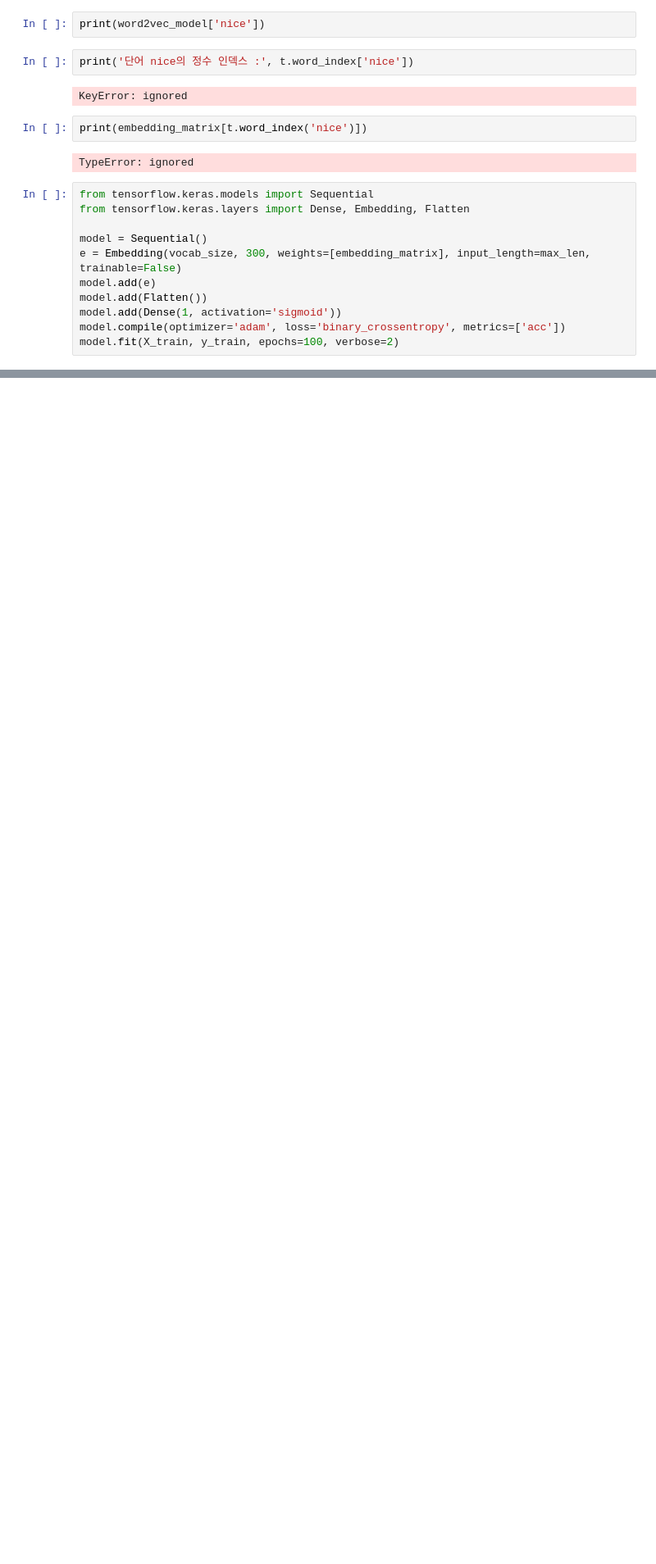
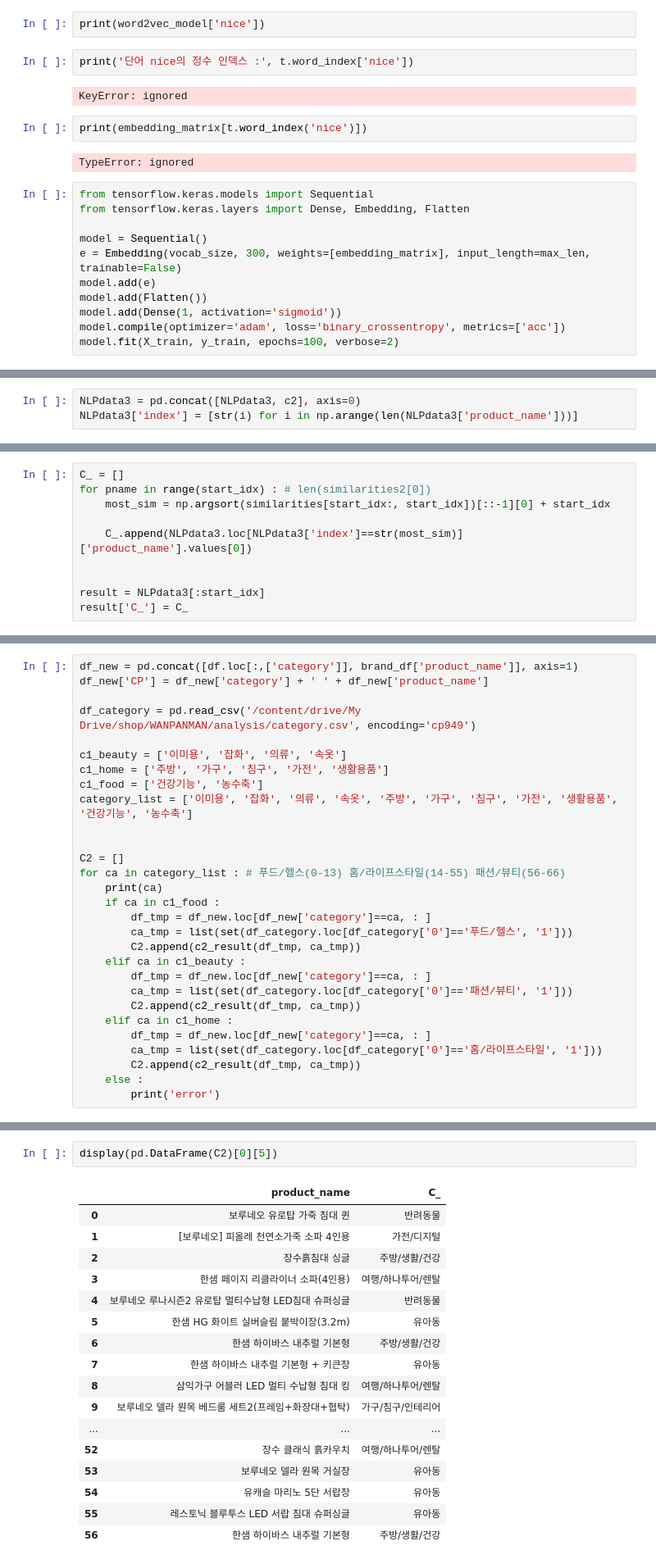
Before and after one commit to shp1204/WANPANMAN, a Jupyter notebook: 카테고리화DOC2VEC.ipynb, the cells around one changed output, grey strips where cells are left out. Shown at 82% size. Drawn from its saved outputs; the diff is of its cells as text; blank space fills up the shorter version.

```diff
--- a/카테고리화DOC2VEC.ipynb
+++ b/카테고리화DOC2VEC.ipynb
@@ -1205,0 +1298,3 @@ model.fit(X_train, y_train, epochs=100, verbose=2)
+# %%
+NLPdata3 = pd.concat([NLPdata3, c2], axis=0)
+NLPdata3['index'] = [str(i) for i in np.arange(len(NLPdata3['product_name']))]
@@ -1205,0 +1353,10 @@ model.fit(X_train, y_train, epochs=100, verbose=2)
+# %%
+C_ = []
+for pname in range(start_idx) : # len(similarities2[0])
+    most_sim = np.argsort(similarities[start_idx:, start_idx])[::-1][0] + start_idx
+
+    C_.append(NLPdata3.loc[NLPdata3['index']==str(most_sim)]['product_name'].values[0])
+
+
+result = NLPdata3[:start_idx]
+result['C_'] = C_
@@ -1205,0 +1427,29 @@ model.fit(X_train, y_train, epochs=100, verbose=2)
+# %%
+df_new = pd.concat([df.loc[:,['category']], brand_df['product_name']], axis=1)
+df_new['CP'] = df_new['category'] + ' ' + df_new['product_name']
+
+df_category = pd.read_csv('/content/drive/My Drive/shop/WANPANMAN/analysis/category.csv', encoding='cp949')
+
+c1_beauty = ['이미용', '잡화', '의류', '속옷']
+c1_home = ['주방', '가구', '침구', '가전', '생활용품']
+c1_food = ['건강기능', '농수축']
+category_list = ['이미용', '잡화', '의류', '속옷', '주방', '가구', '침구', '가전', '생활용품', '건강기능', '농수축']
+
+
+C2 = []
+for ca in category_list : # 푸드/헬스(0-13) 홈/라이프스타일(14-55) 패션/뷰티(56-66)
+    print(ca)
+    if ca in c1_food :
+        df_tmp = df_new.loc[df_new['category']==ca, : ]
+        ca_tmp = list(set(df_category.loc[df_category['0']=='푸드/헬스', '1']))
+        C2.append(c2_result(df_tmp, ca_tmp))
+    elif ca in c1_beauty :
+        df_tmp = df_new.loc[df_new['category']==ca, : ]
+        ca_tmp = list(set(df_category.loc[df_category['0']=='패션/뷰티', '1']))
+        C2.append(c2_result(df_tmp, ca_tmp))
+    elif ca in c1_home :
+        df_tmp = df_new.loc[df_new['category']==ca, : ]
+        ca_tmp = list(set(df_category.loc[df_category['0']=='홈/라이프스타일', '1']))
+        C2.append(c2_result(df_tmp, ca_tmp))
+    else :
+        print('error')
@@ -1205,0 +1474,20 @@ model.fit(X_train, y_train, epochs=100, verbose=2)
+# %%
+display(pd.DataFrame(C2)[0][5])
+# %% [output]
+|  | product_name | C_ |
+| 0 | 보루네오 유로탑 가죽 침대 퀸 | 반려동물 |
+| 1 | [보루네오] 피올레 천연소가죽 소파 4인용 | 가전/디지털 |
+| 2 | 장수흙침대 싱글 | 주방/생활/건강 |
+| 3 | 한샘 페이지 리클라이너 소파(4인용) | 여행/하나투어/렌탈 |
+| 4 | 보루네오 루나시즌2 유로탑 멀티수납형 LED침대 슈퍼싱글 | 반려동물 |
+| 5 | 한샘 HG 화이트 실버슬림 붙박이장(3.2m) | 유아동 |
+| 6 | 한샘 하이바스 내추럴 기본형 | 주방/생활/건강 |
+| 7 | 한샘 하이바스 내추럴 기본형 + 키큰장 | 유아동 |
+| 8 | 삼익가구 어블러 LED 멀티 수납형 침대 킹 | 여행/하나투어/렌탈 |
+| 9 | 보루네오 델라 원목 베드룸 세트2(프레임+화장대+협탁) | 가구/침구/인테리어 |
+| ... | ... | ... |
+| 52 | 장수 클래식 흙카우치 | 여행/하나투어/렌탈 |
+| 53 | 보루네오 델라 원목 거실장 | 유아동 |
+| 54 | 유캐슬 마리노 5단 서랍장 | 유아동 |
+| 55 | 레스토닉 블루투스 LED 서랍 침대 슈퍼싱글 | 유아동 |
+| 56 | 한샘 하이바스 내추럴 기본형 | 주방/생활/건강 |
```
Also changed, not shown: parts of 31 cells of this notebook.
